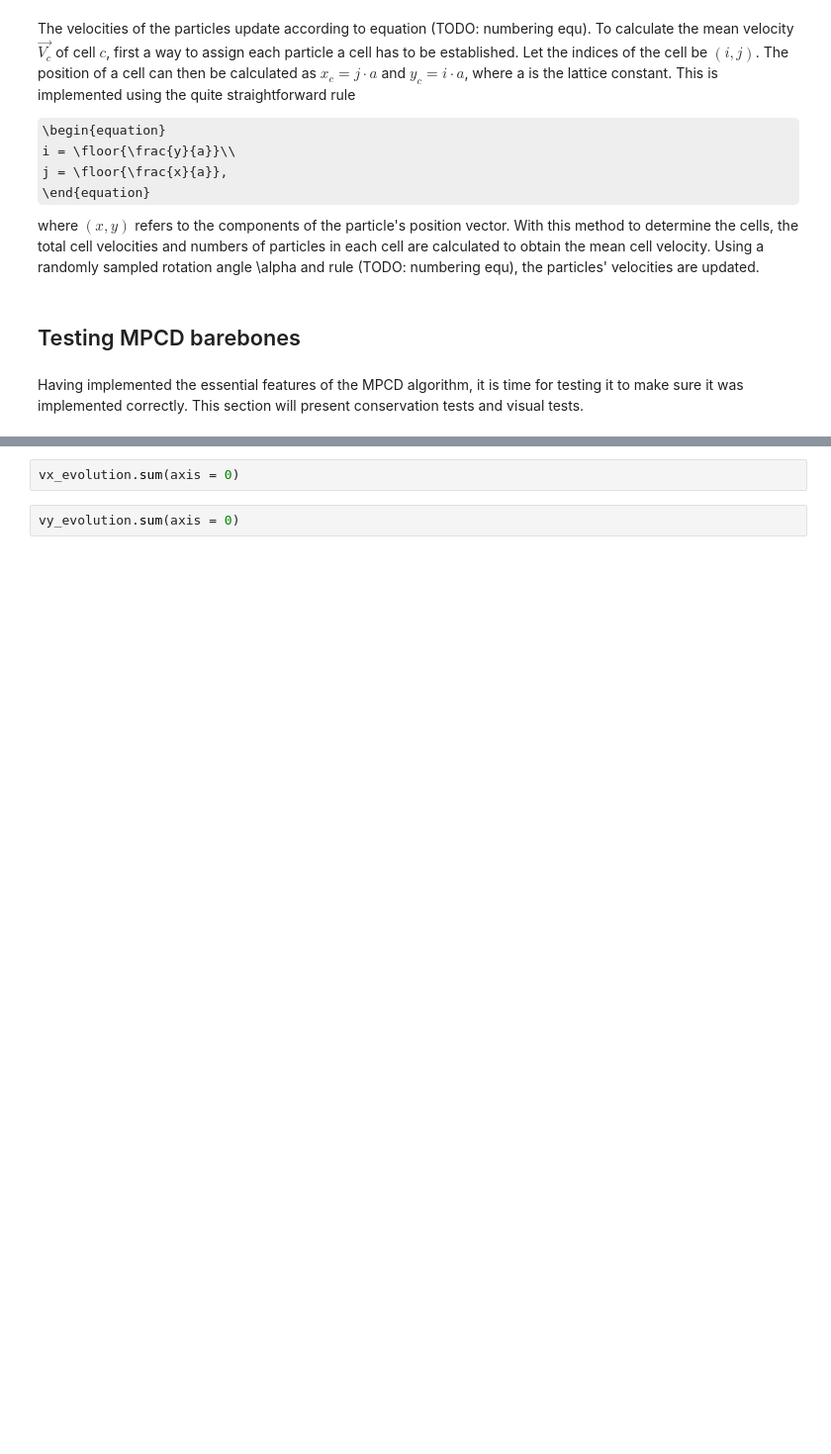
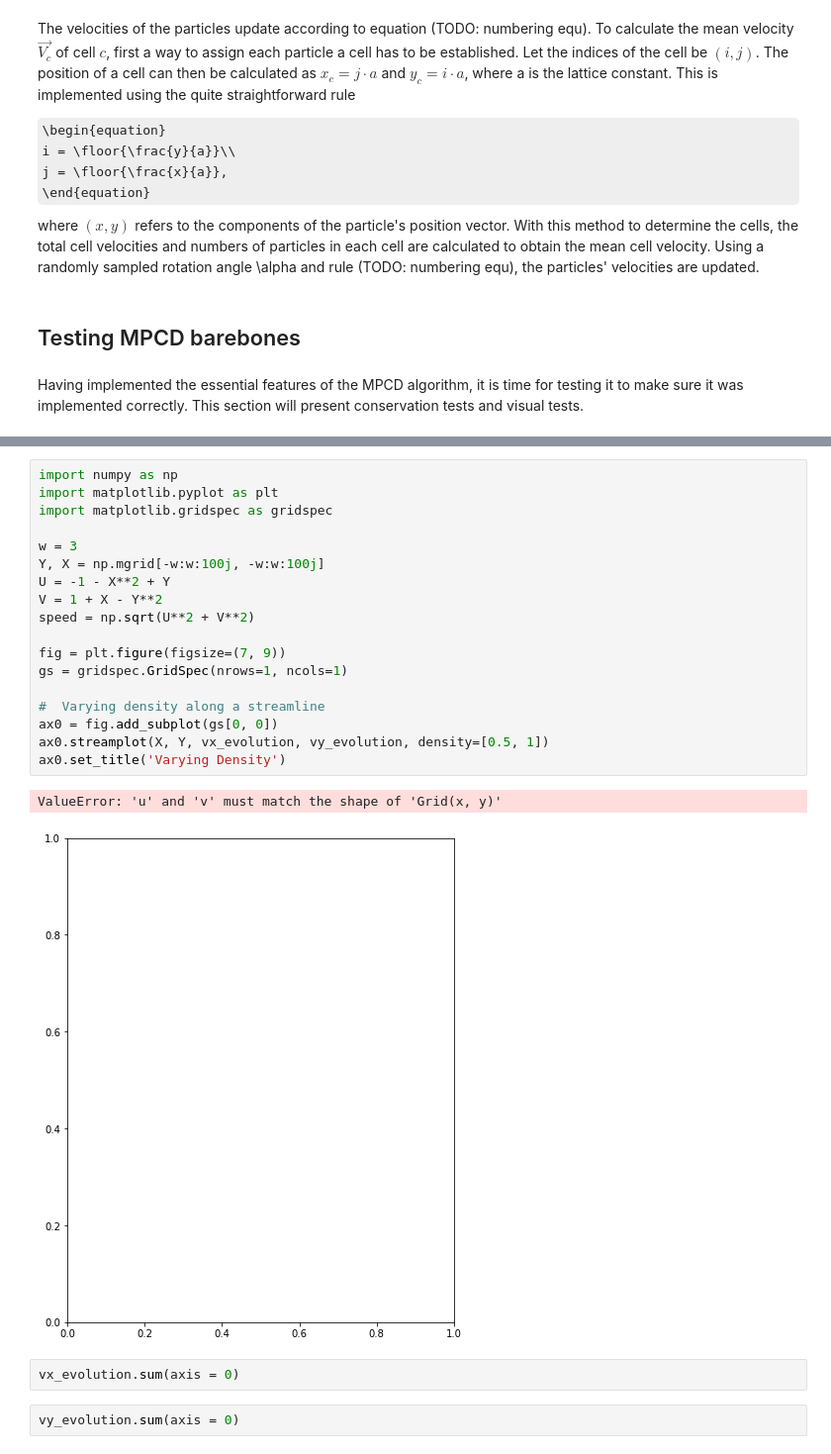
Before and after one commit to SaphCode/MPCD, a Jupyter notebook: Analysis/thesis.ipynb, the cells around one changed output, grey strips where cells are left out. Shown at 99% size. Drawn from its saved outputs; the diff is of its cells as text; some formulas as TeX source; blank space fills up the shorter version.

```diff
--- a/Analysis/thesis.ipynb
+++ b/Analysis/thesis.ipynb
@@ -519,3 +510,24 @@ x_evolution.head()
+# %%
+import numpy as np
+import matplotlib.pyplot as plt
+import matplotlib.gridspec as gridspec
+
+w = 3
+Y, X = np.mgrid[-w:w:100j, -w:w:100j]
+U = -1 - X**2 + Y
+V = 1 + X - Y**2
+speed = np.sqrt(U**2 + V**2)
+
+fig = plt.figure(figsize=(7, 9))
+gs = gridspec.GridSpec(nrows=1, ncols=1)
+
+#  Varying density along a streamline
+ax0 = fig.add_subplot(gs[0, 0])
+ax0.streamplot(X, Y, vx_evolution, vy_evolution, density=[0.5, 1])
+ax0.set_title('Varying Density')
+# %% [output]
+ValueError: 'u' and 'v' must match the shape of 'Grid(x, y)'
+[figure, added]
 # %%
 vx_evolution.sum(axis = 0)
 # %%
```
Also changed, not shown: parts of 8 cells of this notebook, 11 other files.
